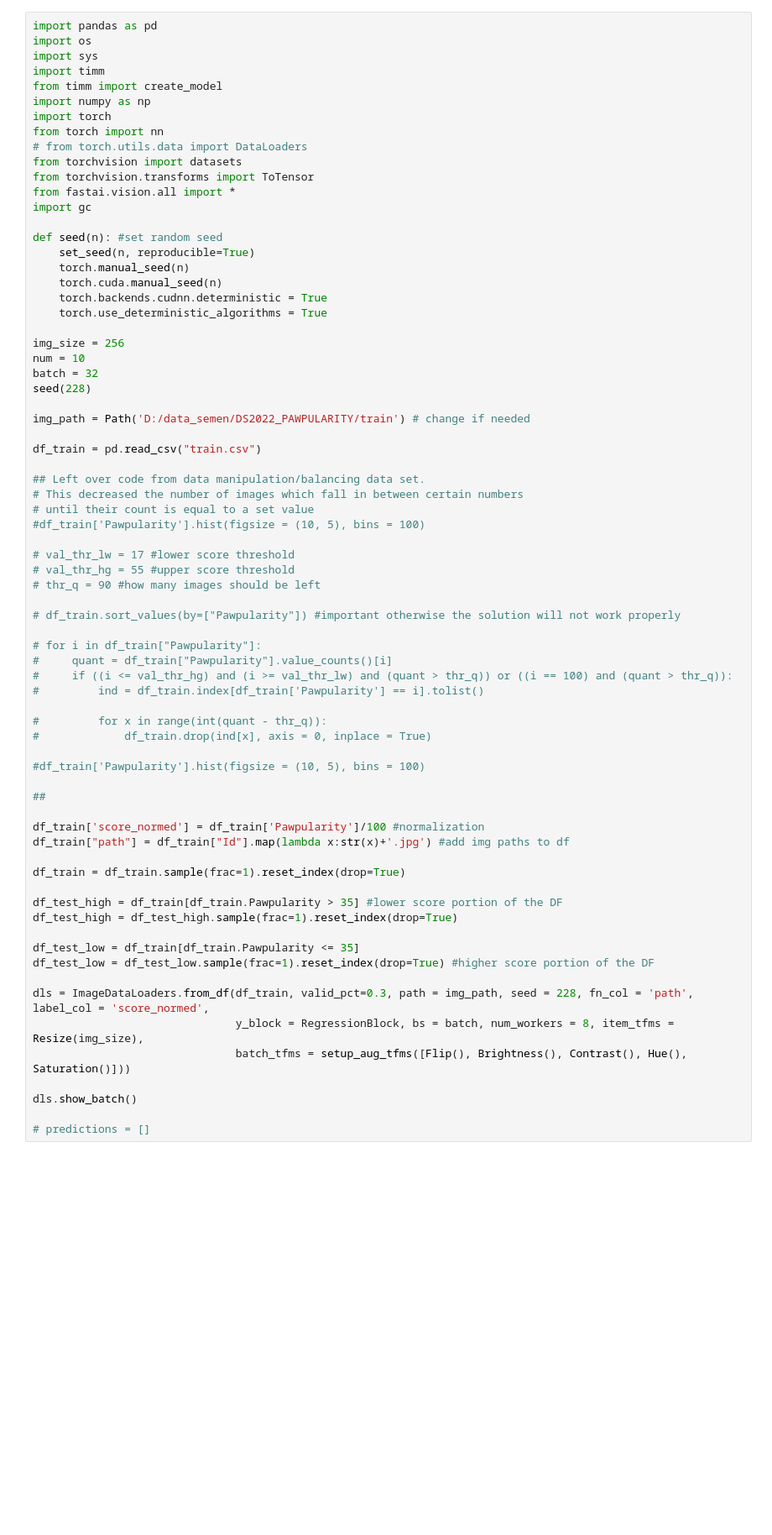
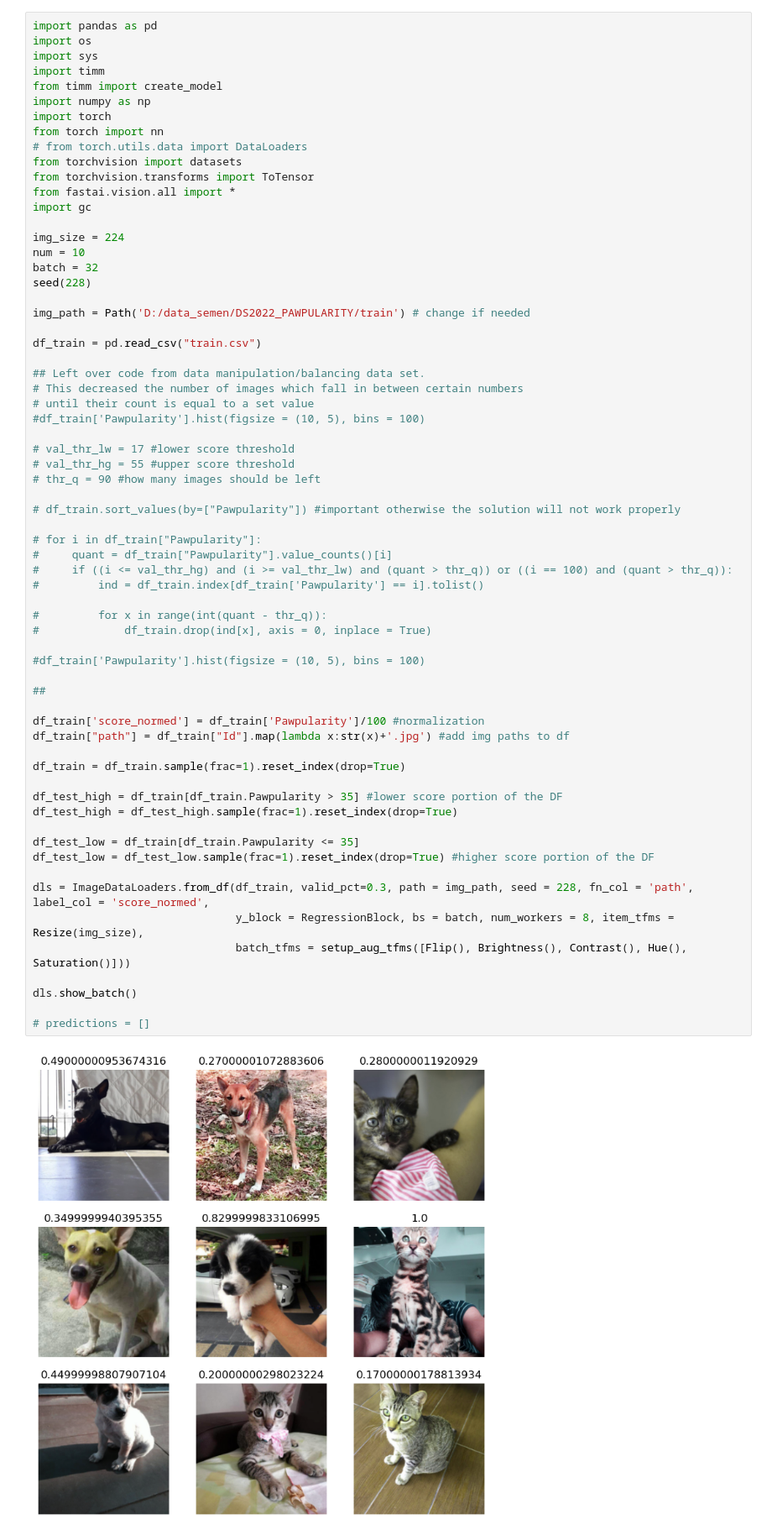
Before and after one commit to kiselevsl/DS2022_PAWPULARITY, a Jupyter notebook: PC_version.ipynb, the cells around one changed output. Shown at 84% size. Saved outputs shown, nothing was run; the diff lists cells and outputs as text; blank space fills up the shorter version.

```diff
--- a/PC_version.ipynb
+++ b/PC_version.ipynb
@@ -13,14 +13,7 @@ from torchvision.transforms import ToTensor
 from fastai.vision.all import *
 import gc
 
-def seed(n): #set random seed
-    set_seed(n, reproducible=True)
-    torch.manual_seed(n)
-    torch.cuda.manual_seed(n)
-    torch.backends.cudnn.deterministic = True
-    torch.use_deterministic_algorithms = True
-
-img_size = 256
+img_size = 224
 num = 10
 batch = 32
 seed(228)
@@ -43,33 +36,35 @@ df_train = pd.read_csv("train.csv")
 # for i in df_train["Pawpularity"]:
 #     quant = df_train["Pawpularity"].value_counts()[i]
 #     if ((i <= val_thr_hg) and (i >= val_thr_lw) and (quant > thr_q)) or ((i == 100) and (quant > thr_q)):
 #         ind = df_train.index[df_train['Pawpularity'] == i].tolist()
 
 #         for x in range(int(quant - thr_q)):
 #             df_train.drop(ind[x], axis = 0, inplace = True)
 
 #df_train['Pawpularity'].hist(figsize = (10, 5), bins = 100)
 
 ##
 
 df_train['score_normed'] = df_train['Pawpularity']/100 #normalization
 df_train["path"] = df_train["Id"].map(lambda x:str(x)+'.jpg') #add img paths to df
 
 df_train = df_train.sample(frac=1).reset_index(drop=True)
 
 df_test_high = df_train[df_train.Pawpularity > 35] #lower score portion of the DF
 df_test_high = df_test_high.sample(frac=1).reset_index(drop=True)
 
 df_test_low = df_train[df_train.Pawpularity <= 35]
 df_test_low = df_test_low.sample(frac=1).reset_index(drop=True) #higher score portion of the DF
 
 dls = ImageDataLoaders.from_df(df_train, valid_pct=0.3, path = img_path, seed = 228, fn_col = 'path', label_col = 'score_normed',
                                y_block = RegressionBlock, bs = batch, num_workers = 8, item_tfms = Resize(img_size),
                                batch_tfms = setup_aug_tfms([Flip(), Brightness(), Contrast(), Hue(), Saturation()]))
 
 dls.show_batch()
 
 # predictions = []
+# %% [output]
+[figure, added]
 # %%
 #run this if ypu want to learn optimal learning rate
 
```
Also changed, not shown: parts of 2 cells of this notebook, 2 other files.
